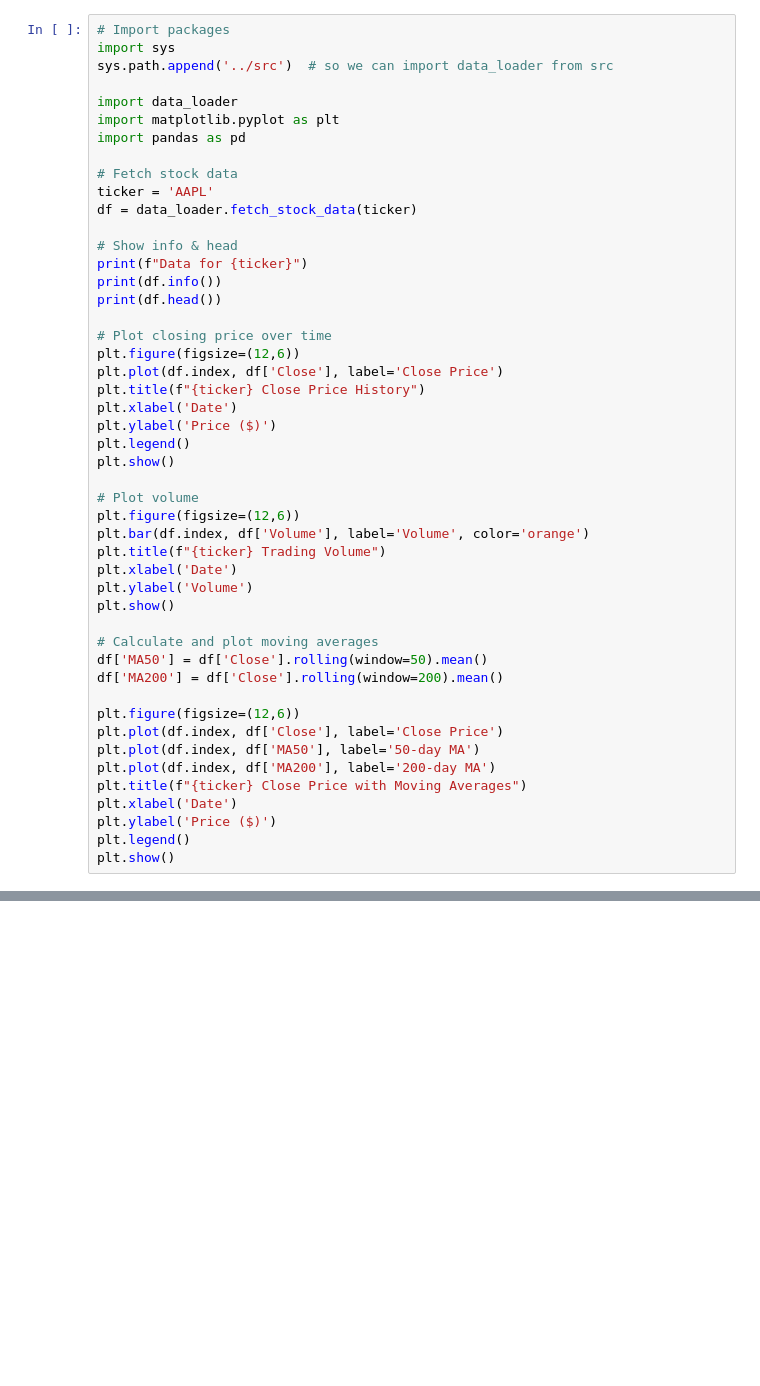
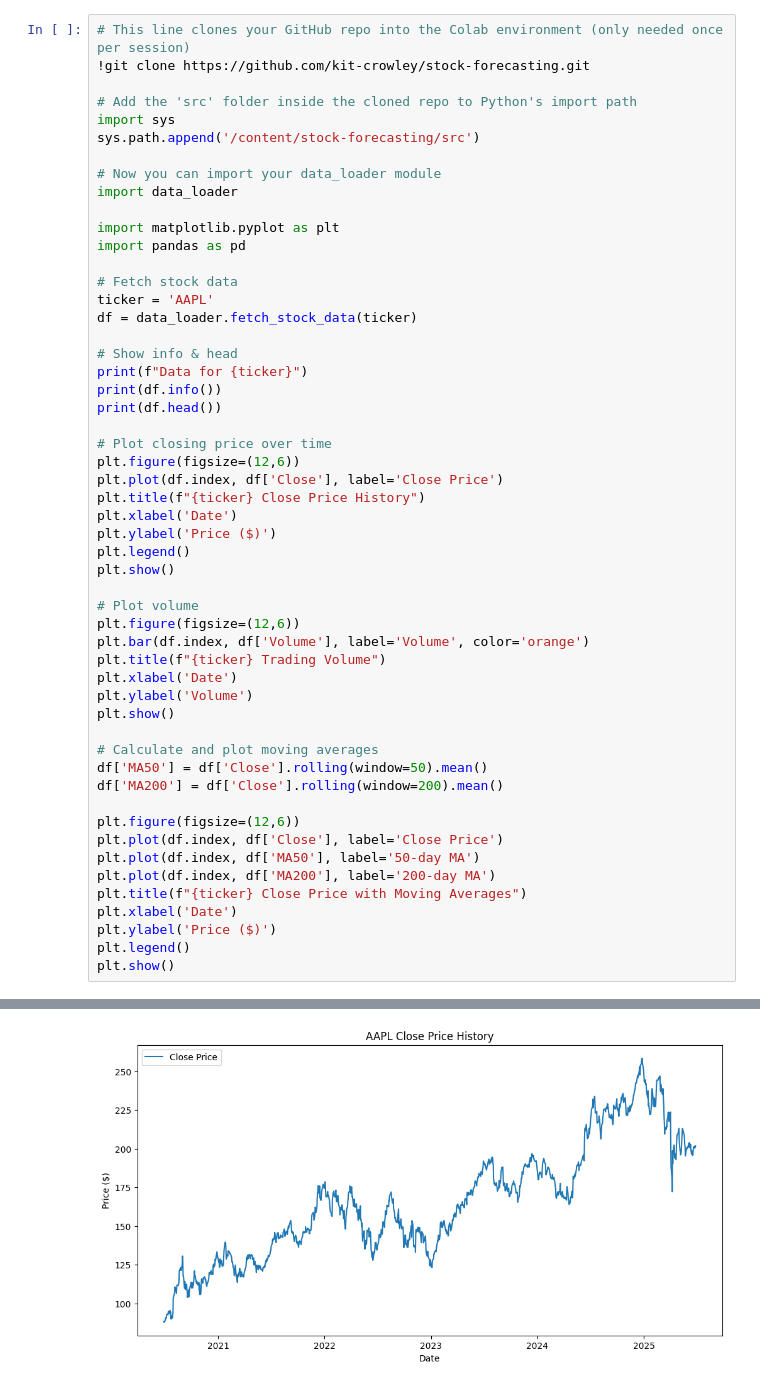
Before and after one commit to kit-crowley/stock-forecasting, a Jupyter notebook: notebooks/01_exploration.ipynb, the cells around one changed output, grey strips where cells are left out. Cells and saved outputs as stored; diff of their text form; blank space fills up the shorter version.

```diff
--- a/notebooks/01_exploration.ipynb
+++ b/notebooks/01_exploration.ipynb
@@ -1,11 +1,16 @@
 # %% [markdown]
 <a href="https://colab.research.google.com/github/kit-crowley/stock-forecasting/blob/main/notebooks/01_exploration.ipynb" target="_parent"><img src="https://colab.research.google.com/assets/colab-badge.svg" alt="Open In Colab"/></a>
 # %%
-# Import packages
+# This line clones your GitHub repo into the Colab environment (only needed once per session)
+!git clone https://github.com/kit-crowley/stock-forecasting.git
+
+# Add the 'src' folder inside the cloned repo to Python's import path
 import sys
-sys.path.append('../src')  # so we can import data_loader from src
+sys.path.append('/content/stock-forecasting/src')
 
+# Now you can import your data_loader module
 import data_loader
+
 import matplotlib.pyplot as plt
 import pandas as pd
 
@@ -52,0 +74 @@ ModuleNotFoundError: No module named 'data_loader'
+[figure, added]
```
Also changed, not shown: parts of 1 cell of this notebook.
